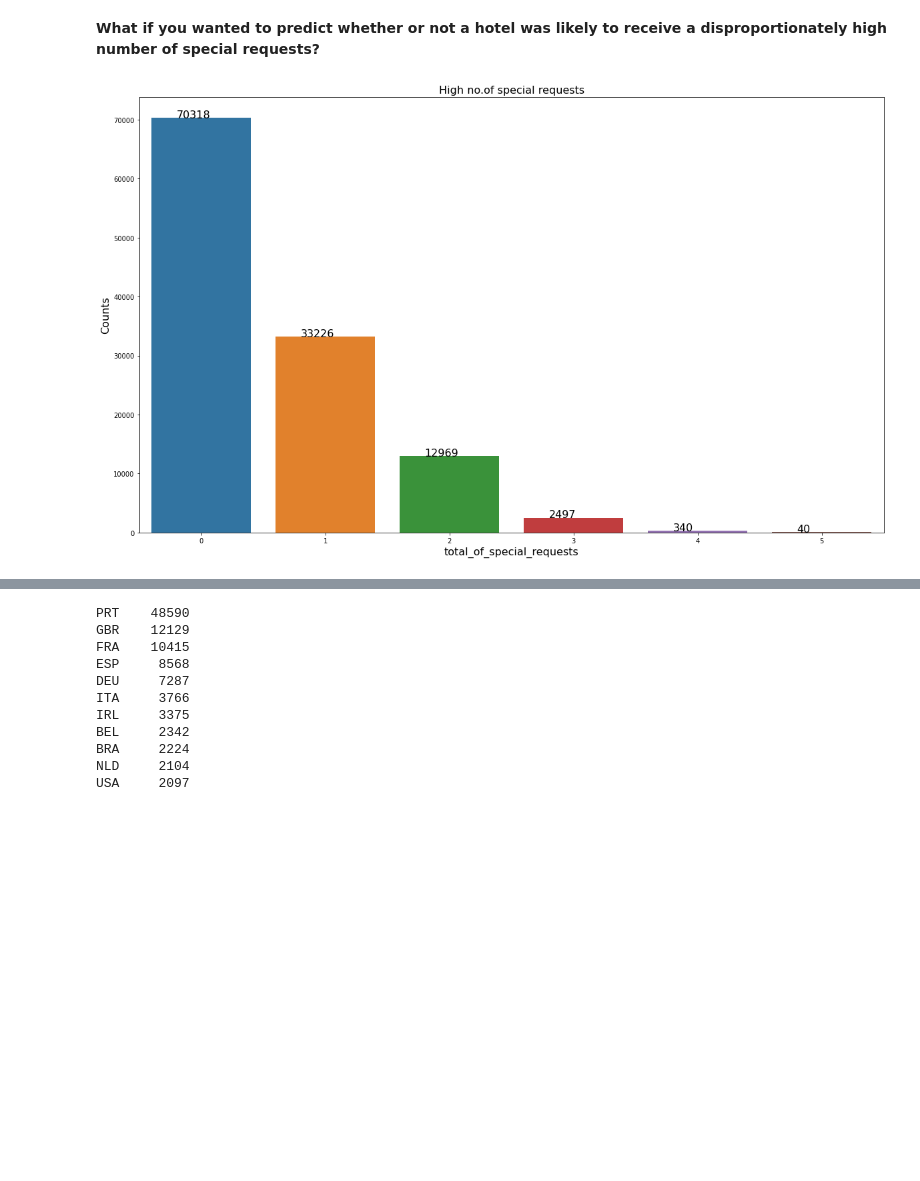
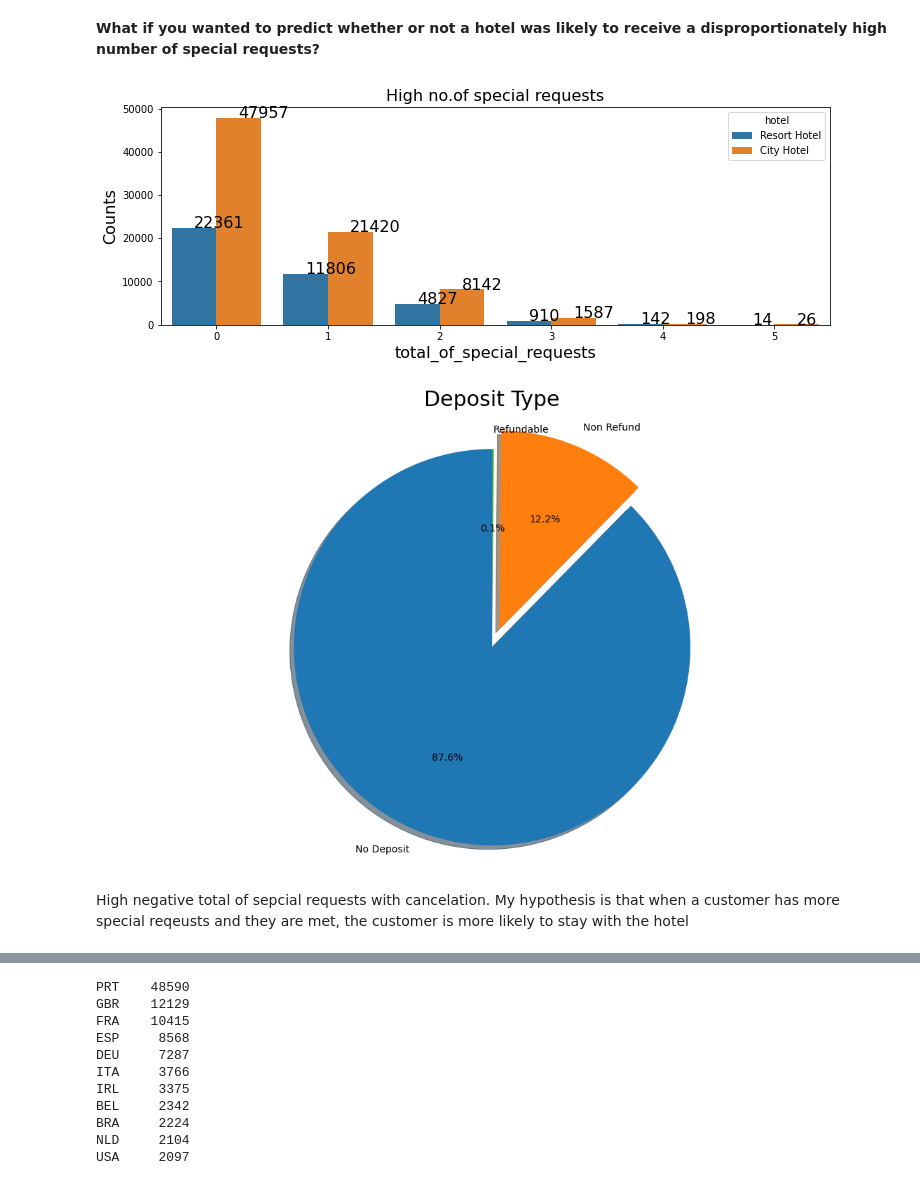
Before and after one commit to Sara19598/Hotel-Booking-Analysis, a Jupyter notebook: Hotel_Booking_Analysis_Capstone_Project.ipynb, the cells around one changed output, grey strips where cells are left out. Cells and saved outputs as stored; diff of their text form; code cells hidden in the pictures; blank space fills up the shorter version.

```diff
--- a/Hotel_Booking_Analysis_Capstone_Project.ipynb
+++ b/Hotel_Booking_Analysis_Capstone_Project.ipynb
@@ -327,13 +421,32 @@ average_stay_days()
 # %% [markdown]
 **What if you wanted to predict whether or not a hotel was likely to receive a disproportionately high number of special requests?**
 # %%
-plt.figure(figsize=(20,12))
-ch = sns.countplot(HBA['total_of_special_requests'])
+special_req=HBA['total_of_special_requests'].value_counts()
+plt.figure(figsize=(12,4))
+ch=sns.countplot(x='total_of_special_requests', hue = 'hotel', data=HBA)
+plt.title('Months of Arrival')
 plt.xlabel('total_of_special_requests', size=16)
 plt.ylabel('Counts', size=16)
 plt.title('High no.of special requests', size=16)
 for p in ch.patches:
     ch.annotate(f'\n{p.get_height()}', (p.get_x()+0.2, p.get_height()), size=16)
 plt.show()
 # %% [output]
-[figure, old version]
+[figure, new version]
+# %%
+# Pie chart, where the slices will be ordered and plotted counter-clockwise:
+labels = HBA['deposit_type'].value_counts().index.tolist()
+sizes = HBA['deposit_type'].value_counts().tolist()
+explode = (0, 0.1, 0)  # only "explode" the 2nd slice (i.e. 'Hogs')
+
+
+fig1, ax1 = plt.subplots(figsize=(20,12))
+ax1.pie(sizes, explode=explode, labels=labels, autopct='%1.1f%%',textprops={'fontsize': 14},
+        shadow=True, startangle=90)
+ax1.axis('equal')  # Equal aspect ratio ensures that pie is drawn as a circle.
+plt.title('Deposit Type',fontsize=30)
+plt.show()
+# %% [output]
+[figure, added]
+# %% [markdown]
+High negative total of sepcial requests with cancelation. My hypothesis is that when a customer has more special reqeusts and they are met, the customer is more likely to stay with the hotel
```
Also changed, not shown: parts of 25 cells of this notebook.
